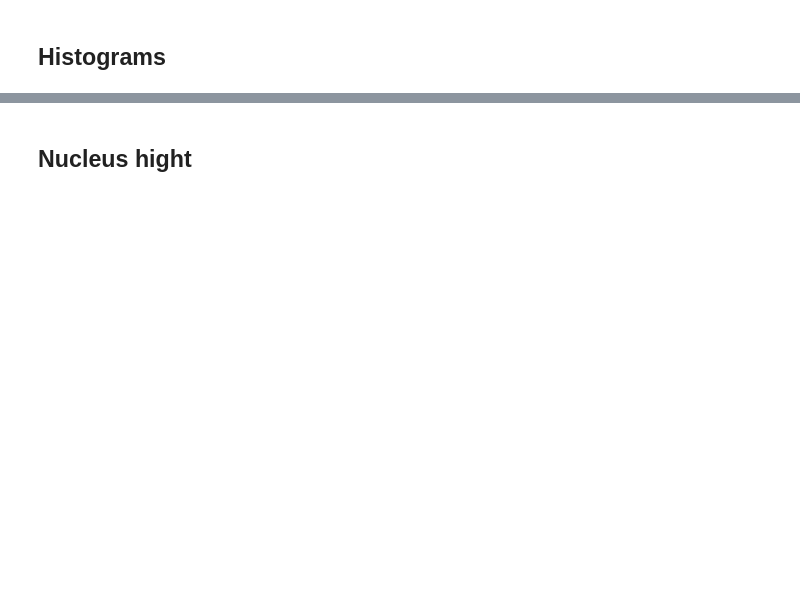
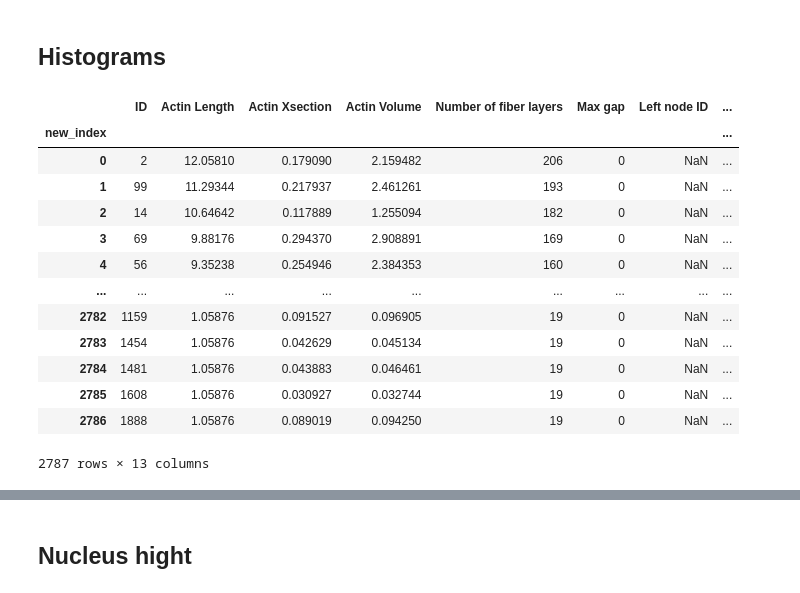
Before and after one commit to mal-boisestate/afilament, a Jupyter notebook: utils/stat_analysis_Nurbanu_match.ipynb, the cells around one changed output, grey strips where cells are left out. Saved outputs shown, nothing was run; the diff lists cells and outputs as text; code cells hidden in the pictures; blank space fills up the shorter version.

```diff
--- a/utils/stat_analysis_Nurbanu_match.ipynb
+++ b/utils/stat_analysis_Nurbanu_match.ipynb
@@ -311,3 +312,23 @@ whole_+ Doc vs. whole_- Doc: t-test independent samples, P_val:1.555e-04 t=-3.78
 # %% [markdown]
 ## Histograms
+# %%
+test_df = df_combined[df_combined['part'] == 'whole']
+test_df = test_df.assign(new_index=np.arange(0, len(test_df)))
+test_df.index = test_df.new_index
+test_df
+# %% [output]
+|  | ID | Actin Length | Actin Xsection | Actin Volume | Number of fiber layers | Max gap | Left node ID | ... |
+| new_index |  |  |  |  |  |  |  | ... |
+| 0 | 2 | 12.05810 | 0.179090 | 2.159482 | 206 | 0 | NaN | ... |
+| 1 | 99 | 11.29344 | 0.217937 | 2.461261 | 193 | 0 | NaN | ... |
+| 2 | 14 | 10.64642 | 0.117889 | 1.255094 | 182 | 0 | NaN | ... |
+| 3 | 69 | 9.88176 | 0.294370 | 2.908891 | 169 | 0 | NaN | ... |
+| 4 | 56 | 9.35238 | 0.254946 | 2.384353 | 160 | 0 | NaN | ... |
+| ... | ... | ... | ... | ... | ... | ... | ... | ... |
+| 2782 | 1159 | 1.05876 | 0.091527 | 0.096905 | 19 | 0 | NaN | ... |
+| 2783 | 1454 | 1.05876 | 0.042629 | 0.045134 | 19 | 0 | NaN | ... |
+| 2784 | 1481 | 1.05876 | 0.043883 | 0.046461 | 19 | 0 | NaN | ... |
+| 2785 | 1608 | 1.05876 | 0.030927 | 0.032744 | 19 | 0 | NaN | ... |
+| 2786 | 1888 | 1.05876 | 0.089019 | 0.094250 | 19 | 0 | NaN | ... |
+2787 rows × 13 columns
 # %%
```
Also changed, not shown: parts of 20 cells of this notebook, 14 other files.
